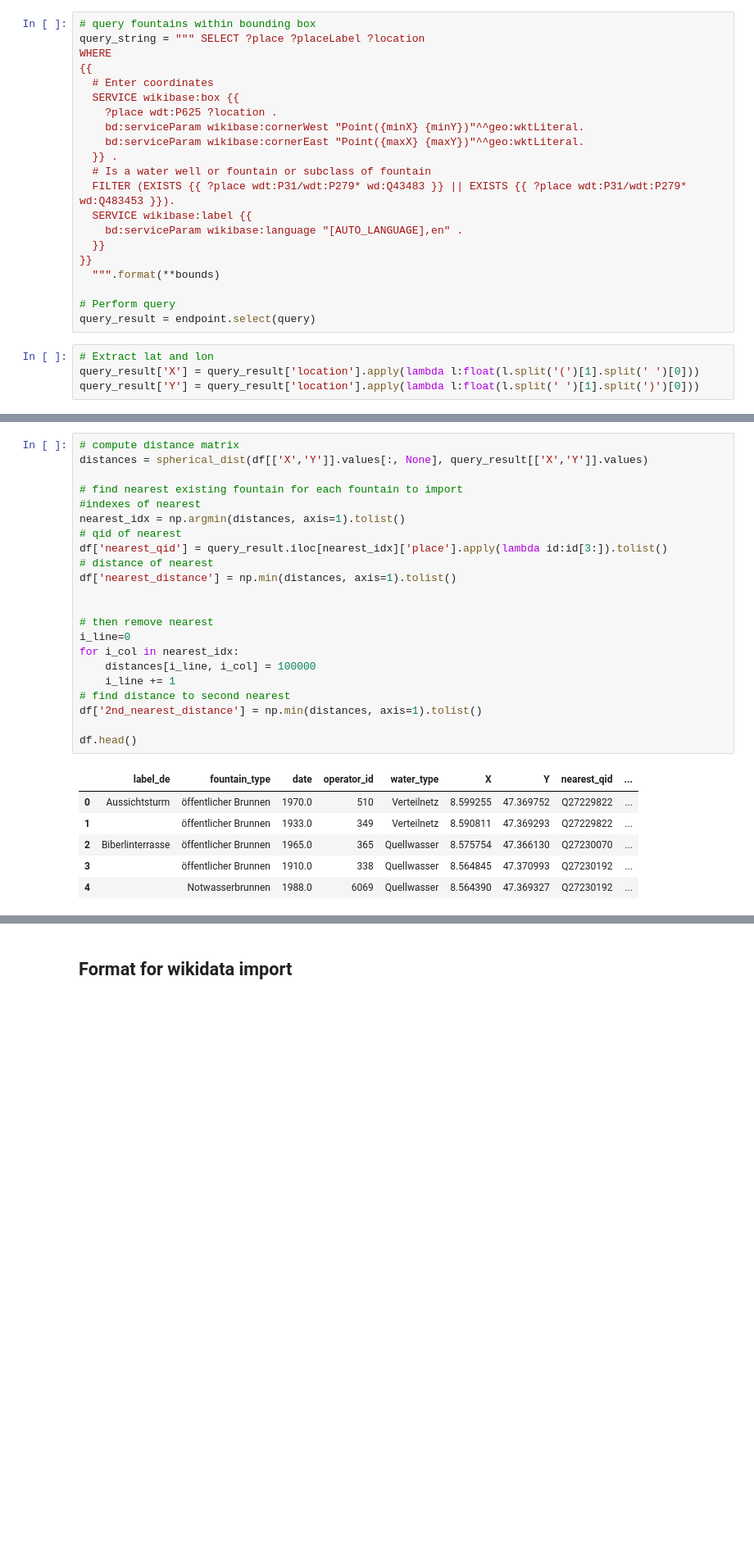
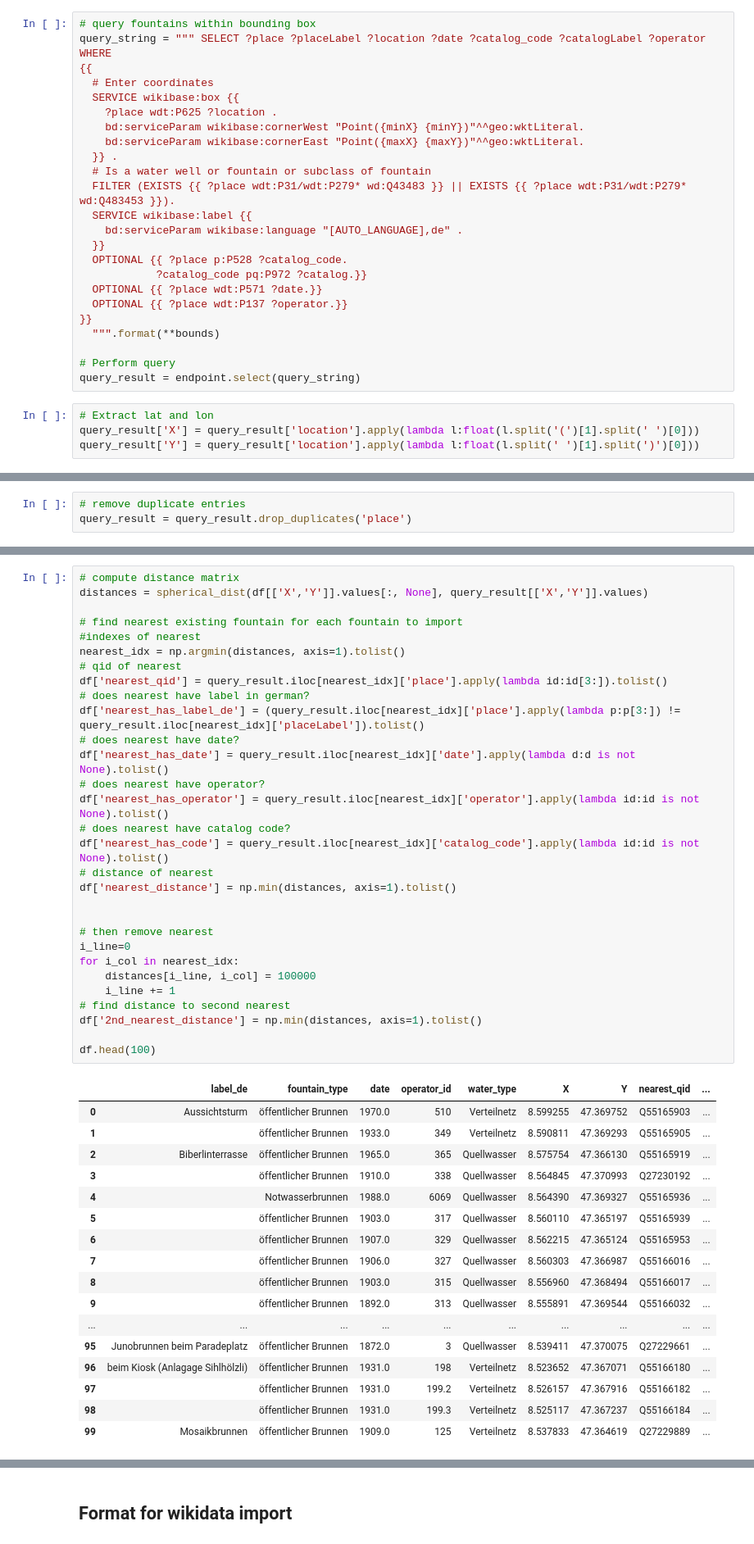
Before and after one commit to water-fountains/import2wikidata, a Jupyter notebook: zurich_fountains_preprocess.ipynb, the cells around one changed output, grey strips where cells are left out. Shown: that part at 82% size. Saved outputs shown, nothing was run; the diff lists cells and outputs as text; blank space fills up the shorter version.

```diff
--- a/zurich_fountains_preprocess.ipynb
+++ b/zurich_fountains_preprocess.ipynb
@@ -83,7 +83,7 @@ bounds = {
 }
 # %%
 # query fountains within bounding box
-query_string = """ SELECT ?place ?placeLabel ?location
+query_string = """ SELECT ?place ?placeLabel ?location ?date ?catalog_code ?catalogLabel ?operator
 WHERE
 {{
   # Enter coordinates
@@ -95,13 +95,17 @@ WHERE
   # Is a water well or fountain or subclass of fountain
   FILTER (EXISTS {{ ?place wdt:P31/wdt:P279* wd:Q43483 }} || EXISTS {{ ?place wdt:P31/wdt:P279* wd:Q483453 }}).
   SERVICE wikibase:label {{
-    bd:serviceParam wikibase:language "[AUTO_LANGUAGE],en" .
+    bd:serviceParam wikibase:language "[AUTO_LANGUAGE],de" .
   }}
+  OPTIONAL {{ ?place p:P528 ?catalog_code.
+            ?catalog_code pq:P972 ?catalog.}}
+  OPTIONAL {{ ?place wdt:P571 ?date.}}
+  OPTIONAL {{ ?place wdt:P137 ?operator.}}
 }}
   """.format(**bounds)
 
 # Perform query
-query_result = endpoint.select(query)
+query_result = endpoint.select(query_string)
 # %%
 # Extract lat and lon
 query_result['X'] = query_result['location'].apply(lambda l:float(l.split('(')[1].split(' ')[0]))
@@ -108,0 +126,3 @@ query_result['Y'] = query_result['location'].apply(lambda l:float(l.split(' ')[1
+# %%
+# remove duplicate entries
+query_result = query_result.drop_duplicates('place')
@@ -109,29 +133,48 @@ query_result['Y'] = query_result['location'].apply(lambda l:float(l.split(' ')[1
 # %%
 # compute distance matrix
 distances = spherical_dist(df[['X','Y']].values[:, None], query_result[['X','Y']].values)
 
 # find nearest existing fountain for each fountain to import
 #indexes of nearest
 nearest_idx = np.argmin(distances, axis=1).tolist()
 # qid of nearest
 df['nearest_qid'] = query_result.iloc[nearest_idx]['place'].apply(lambda id:id[3:]).tolist()
+# does nearest have label in german?
+df['nearest_has_label_de'] = (query_result.iloc[nearest_idx]['place'].apply(lambda p:p[3:]) != query_result.iloc[nearest_idx]['placeLabel']).tolist()
+# does nearest have date?
+df['nearest_has_date'] = query_result.iloc[nearest_idx]['date'].apply(lambda d:d is not None).tolist()
+# does nearest have operator?
+df['nearest_has_operator'] = query_result.iloc[nearest_idx]['operator'].apply(lambda id:id is not None).tolist()
+# does nearest have catalog code?
+df['nearest_has_code'] = query_result.iloc[nearest_idx]['catalog_code'].apply(lambda id:id is not None).tolist()
 # distance of nearest
 df['nearest_distance'] = np.min(distances, axis=1).tolist()
 
 
 # then remove nearest
 i_line=0
 for i_col in nearest_idx:
     distances[i_line, i_col] = 100000
     i_line += 1
 # find distance to second nearest
 df['2nd_nearest_distance'] = np.min(distances, axis=1).tolist()
 
-df.head()
+df.head(100)
 # %% [output]
 |  | label_de | fountain_type | date | operator_id | water_type | X | Y | nearest_qid | ... |
-| 0 | Aussichtsturm | öffentlicher Brunnen | 1970.0 | 510 | Verteilnetz | 8.599255 | 47.369752 | Q27229822 | ... |
-| 1 |  | öffentlicher Brunnen | 1933.0 | 349 | Verteilnetz | 8.590811 | 47.369293 | Q27229822 | ... |
-| 2 | Biberlinterrasse | öffentlicher Brunnen | 1965.0 | 365 | Quellwasser | 8.575754 | 47.366130 | Q27230070 | ... |
+| 0 | Aussichtsturm | öffentlicher Brunnen | 1970.0 | 510 | Verteilnetz | 8.599255 | 47.369752 | Q55165903 | ... |
+| 1 |  | öffentlicher Brunnen | 1933.0 | 349 | Verteilnetz | 8.590811 | 47.369293 | Q55165905 | ... |
+| 2 | Biberlinterrasse | öffentlicher Brunnen | 1965.0 | 365 | Quellwasser | 8.575754 | 47.366130 | Q55165919 | ... |
 | 3 |  | öffentlicher Brunnen | 1910.0 | 338 | Quellwasser | 8.564845 | 47.370993 | Q27230192 | ... |
-| 4 |  | Notwasserbrunnen | 1988.0 | 6069 | Quellwasser | 8.564390 | 47.369327 | Q27230192 | ... |
+| 4 |  | Notwasserbrunnen | 1988.0 | 6069 | Quellwasser | 8.564390 | 47.369327 | Q55165936 | ... |
+| 5 |  | öffentlicher Brunnen | 1903.0 | 317 | Quellwasser | 8.560110 | 47.365197 | Q55165939 | ... |
+| 6 |  | öffentlicher Brunnen | 1907.0 | 329 | Quellwasser | 8.562215 | 47.365124 | Q55165953 | ... |
+| 7 |  | öffentlicher Brunnen | 1906.0 | 327 | Quellwasser | 8.560303 | 47.366987 | Q55166016 | ... |
+| 8 |  | öffentlicher Brunnen | 1903.0 | 315 | Quellwasser | 8.556960 | 47.368494 | Q55166017 | ... |
+| 9 |  | öffentlicher Brunnen | 1892.0 | 313 | Quellwasser | 8.555891 | 47.369544 | Q55166032 | ... |
+| ... | ... | ... | ... | ... | ... | ... | ... | ... | ... |
+| 95 | Junobrunnen beim Paradeplatz | öffentlicher Brunnen | 1872.0 | 3 | Quellwasser | 8.539411 | 47.370075 | Q27229661 | ... |
+| 96 | beim Kiosk (Anlagage Sihlhölzli) | öffentlicher Brunnen | 1931.0 | 198 | Verteilnetz | 8.523652 | 47.367071 | Q55166180 | ... |
+| 97 |  | öffentlicher Brunnen | 1931.0 | 199.2 | Verteilnetz | 8.526157 | 47.367916 | Q55166182 | ... |
+| 98 |  | öffentlicher Brunnen | 1931.0 | 199.3 | Verteilnetz | 8.525117 | 47.367237 | Q55166184 | ... |
+| 99 | Mosaikbrunnen | öffentlicher Brunnen | 1909.0 | 125 | Verteilnetz | 8.537833 | 47.364619 | Q27229889 | ... |
```
Also changed, not shown: parts of 10 cells of this notebook, 1 other file.
